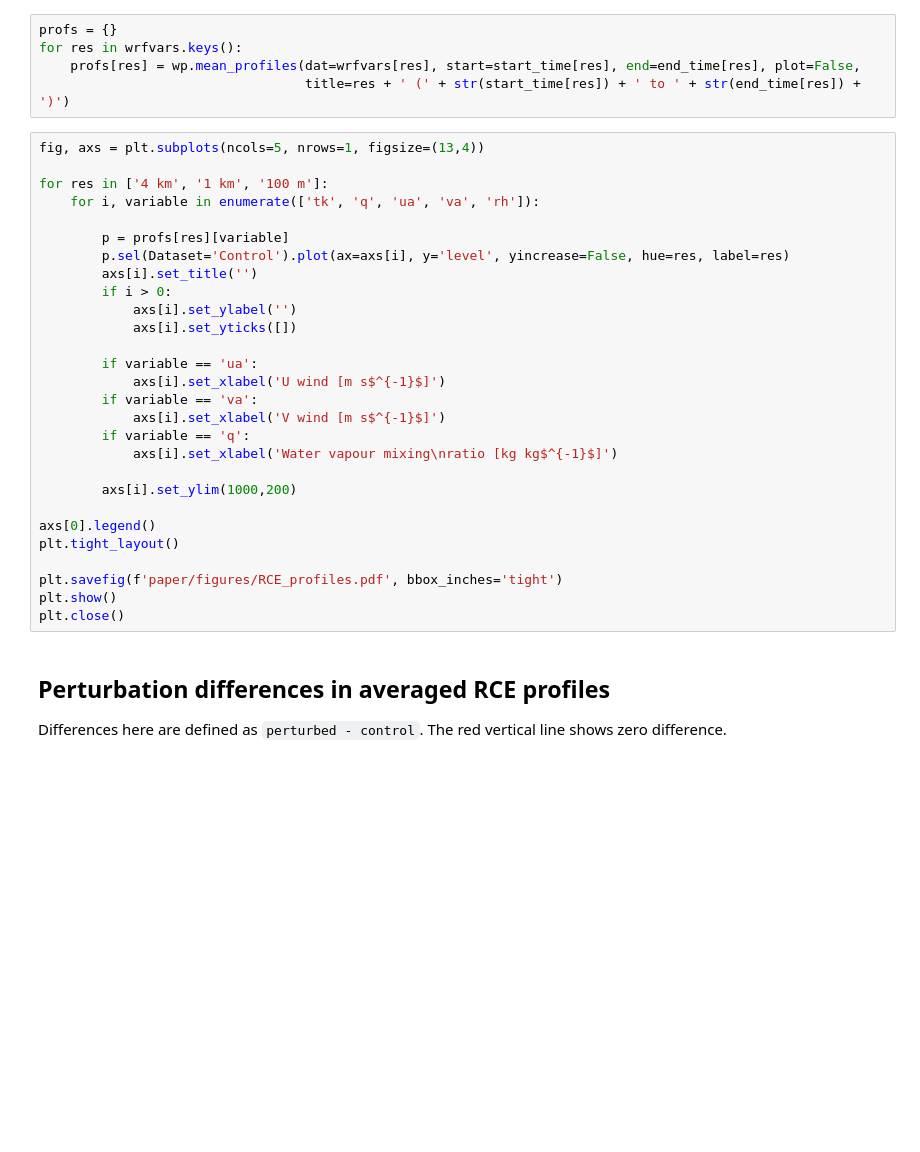
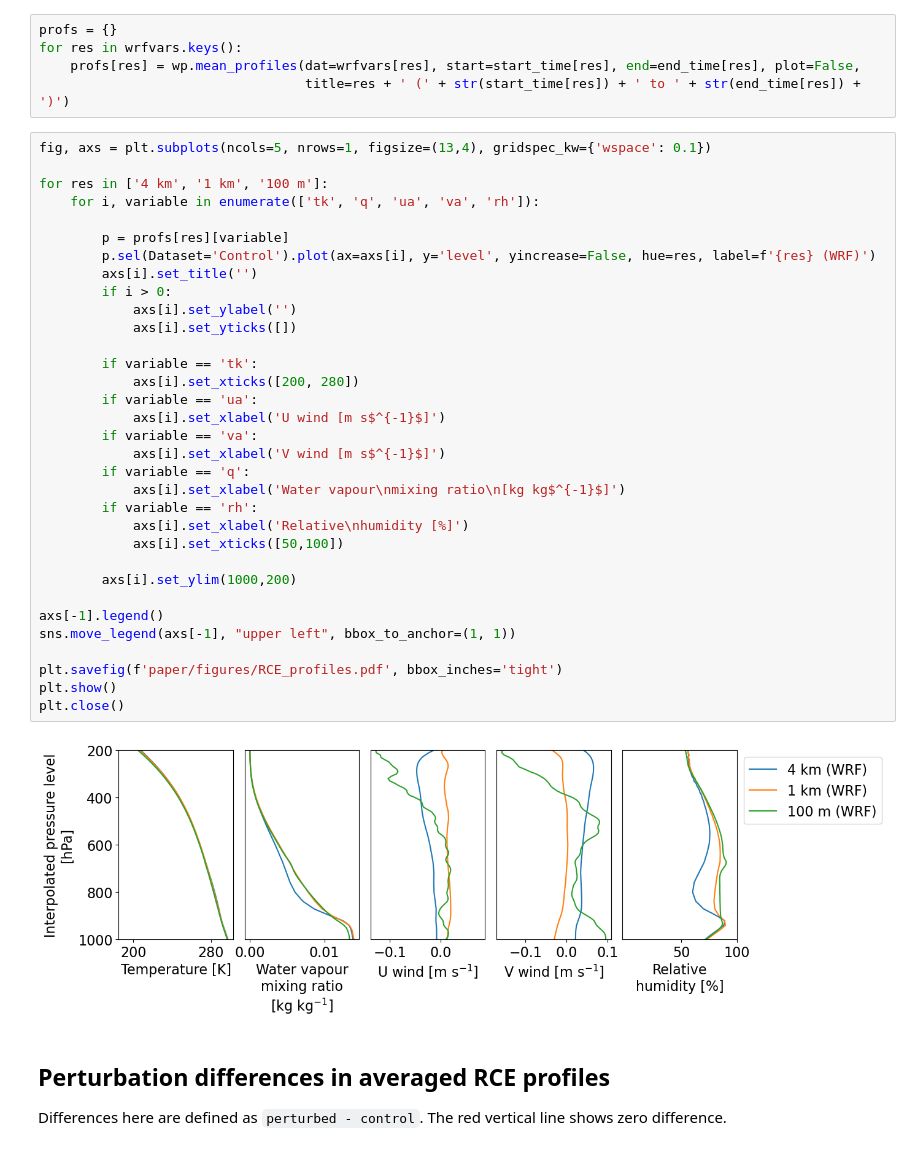
Before and after one commit to traupach/wrf_lrf_les, a Jupyter notebook: analysis/perturbation_analysis.ipynb, the cells around one changed output. Cells and saved outputs as stored; diff of their text form; blank space fills up the shorter version.

```diff
--- a/analysis/perturbation_analysis.ipynb
+++ b/analysis/perturbation_analysis.ipynb
@@ -402,33 +402,40 @@ for res in wrfvars.keys():
     profs[res] = wp.mean_profiles(dat=wrfvars[res], start=start_time[res], end=end_time[res], plot=False,
                                   title=res + ' (' + str(start_time[res]) + ' to ' + str(end_time[res]) + ')')
 # %%
-fig, axs = plt.subplots(ncols=5, nrows=1, figsize=(13,4))
+fig, axs = plt.subplots(ncols=5, nrows=1, figsize=(13,4), gridspec_kw={'wspace': 0.1})
 
 for res in ['4 km', '1 km', '100 m']:
     for i, variable in enumerate(['tk', 'q', 'ua', 'va', 'rh']):
 
         p = profs[res][variable]
-        p.sel(Dataset='Control').plot(ax=axs[i], y='level', yincrease=False, hue=res, label=res)
+        p.sel(Dataset='Control').plot(ax=axs[i], y='level', yincrease=False, hue=res, label=f'{res} (WRF)')
         axs[i].set_title('')
         if i > 0:
             axs[i].set_ylabel('')
             axs[i].set_yticks([])
 
+        if variable == 'tk':
+            axs[i].set_xticks([200, 280])
         if variable == 'ua':
             axs[i].set_xlabel('U wind [m s$^{-1}$]')
         if variable == 'va':
             axs[i].set_xlabel('V wind [m s$^{-1}$]')
         if variable == 'q':
-            axs[i].set_xlabel('Water vapour mixing\nratio [kg kg$^{-1}$]')
+            axs[i].set_xlabel('Water vapour\nmixing ratio\n[kg kg$^{-1}$]')
+        if variable == 'rh':
+            axs[i].set_xlabel('Relative\nhumidity [%]')
+            axs[i].set_xticks([50,100])
 
         axs[i].set_ylim(1000,200)
 
-axs[0].legend()
-plt.tight_layout()
+axs[-1].legend()
+sns.move_legend(axs[-1], "upper left", bbox_to_anchor=(1, 1))
 
 plt.savefig(f'paper/figures/RCE_profiles.pdf', bbox_inches='tight')
 plt.show()
 plt.close()
+# %% [output]
+[figure, added]
 # %% [markdown]
 ## Perturbation differences in averaged RCE profiles
 
```
Also changed, not shown: parts of 5 cells of this notebook, 2 other files.
